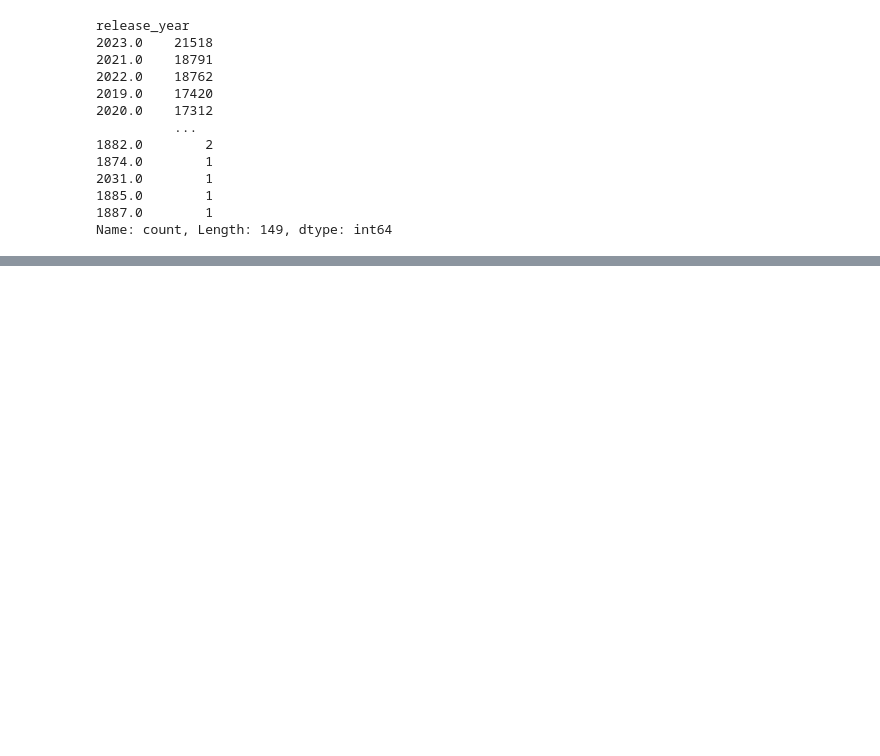
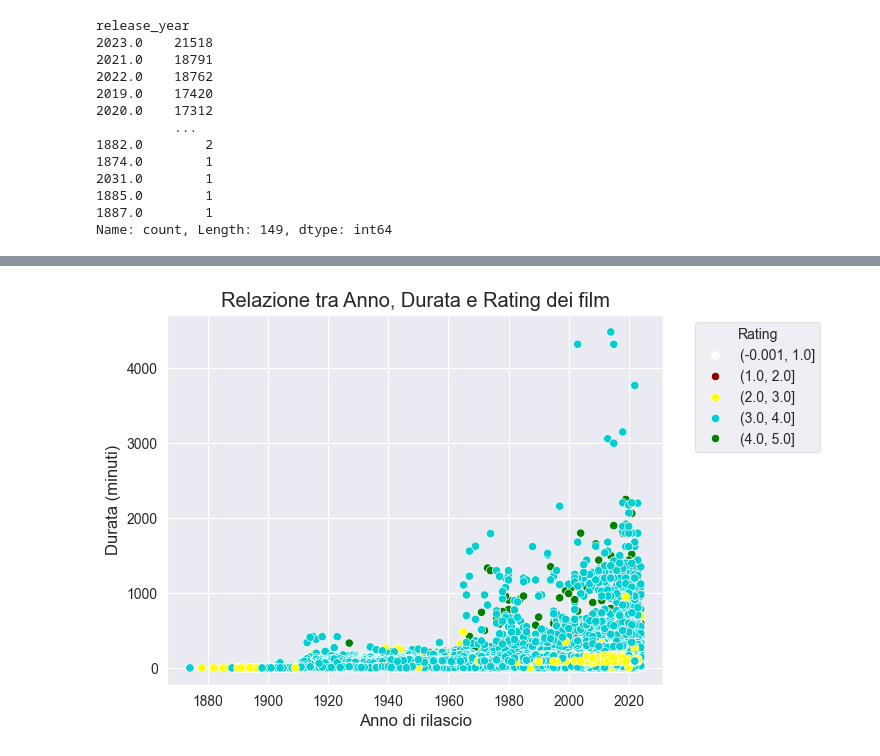
Before and after one commit to Matt1aLibera/Prog_IUM_TWEB, a Jupyter notebook: solutions/IUM/MattiaLiberatoreIUMSolution.ipynb, the cells around one changed output, grey strips where cells are left out. Saved outputs shown, nothing was run; the diff lists cells and outputs as text; code cells hidden in the pictures; blank space fills up the shorter version.

```diff
--- a/solutions/IUM/MattiaLiberatoreIUMSolution.ipynb
+++ b/solutions/IUM/MattiaLiberatoreIUMSolution.ipynb
@@ -282,0 +336,25 @@ df.plot(kind='scatter', x='release_year', y='rating', title='incidenza del ratin
+# %%
+# Crea gli intervalli di 1,0 da 0 a 5
+bins = np.arange(0, 6, 1)  # Crea intervalli: [0, 1, 2, 3, 4, 5]
+
+# Raggruppa i rating in questi intervalli
+df['rating_group'] = pd.cut(df['rating'], bins=bins, include_lowest=True)
+
+# Definisci la palette personalizzata usando oggetti Interval
+custom_palette = {
+    pd.Interval(-0.001, 1.0, closed='right'): '#FFFFFF',  # Nero per 0-1
+    pd.Interval(1.0, 2.0, closed='right'): '#8B0000',     # Rosso scuro per 1-2
+    pd.Interval(2.0, 3.0, closed='right'): '#FFFF00',     # Giallo per 2-3
+    pd.Interval(3.0, 4.0, closed='right'): '#00CED1',     # Celeste per 3-4
+    pd.Interval(4.0, 5.0, closed='right'): '#008000'      # Verde per 4-5
+}
+
+# Crea il grafico
+sns.scatterplot(x='release_year', y='minute', hue='rating_group', palette=custom_palette, data=df)
+plt.xlabel('Anno di rilascio')
+plt.ylabel('Durata (minuti)')
+plt.title('Relazione tra Anno, Durata e Rating dei film')
+plt.legend(title='Rating', bbox_to_anchor=(1.05, 1), loc='upper left')  # Legenda fuori dal grafico
+plt.show()
+# %% [output]
+[figure, added]
```
Also changed, not shown: parts of 15 cells of this notebook, 1 other file.
